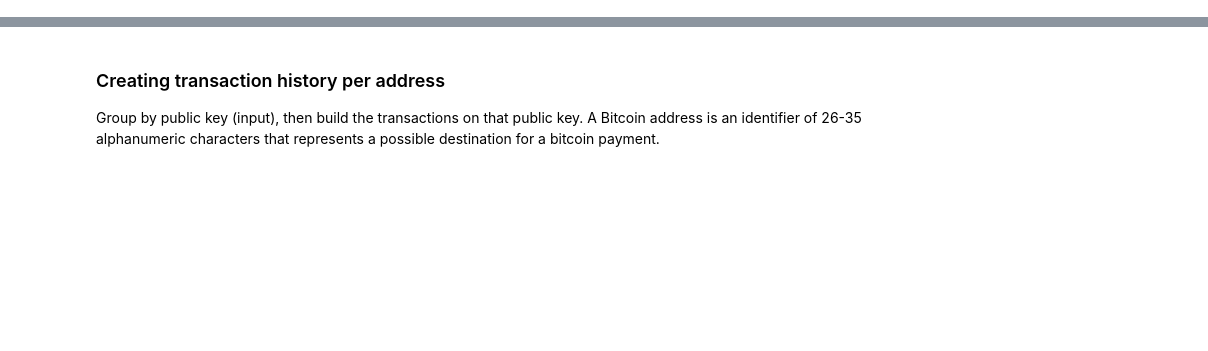
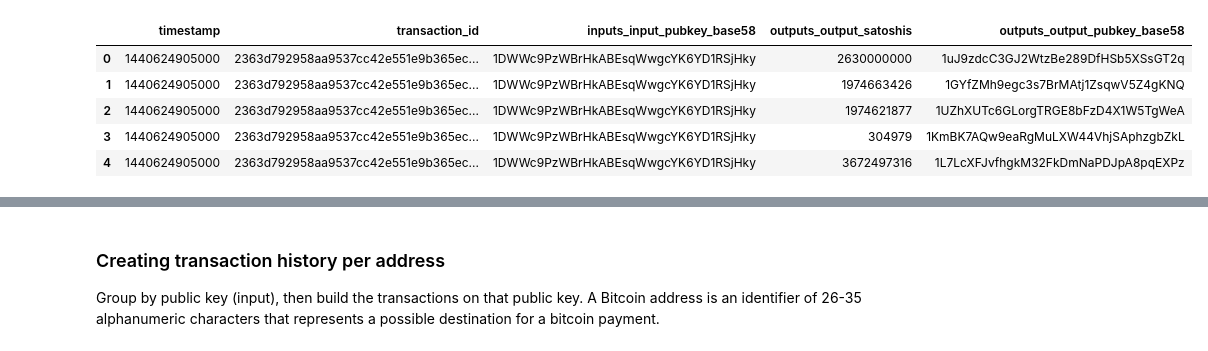
Before and after one commit to timbo112711/Risk-Scoring-for-Cryptocurrency-Transactions-on-the-Blockchain---MSDS-Capstone, a Jupyter notebook: Code/Blockchain.ipynb, the cells around one changed output, grey strips where cells are left out. Cells and saved outputs as stored; diff of their text form; code cells hidden in the pictures; blank space fills up the shorter version.

```diff
--- a/Code/Blockchain.ipynb
+++ b/Code/Blockchain.ipynb
@@ -57,0 +113,10 @@ transaction
+# %%
+address9 = gbq.read_gbq('SELECT timestamp, transaction_id, inputs.input_pubkey_base58, outputs.output_satoshis, outputs.output_pubkey_base58 FROM (FLATTEN(Capstone_Dataset.transactions_copy, outputs.output_satoshis)) WHERE inputs.input_pubkey_base58 == "1DWWc9PzWBrHkABEsqWwgcYK6YD1RSjHky"', projectid)
+address9.head()
+# %% [output]
+|  | timestamp | transaction_id | inputs_input_pubkey_base58 | outputs_output_satoshis | outputs_output_pubkey_base58 |
+| 0 | 1440624905000 | 2363d792958aa9537cc42e551e9b365ec... | 1DWWc9PzWBrHkABEsqWwgcYK6YD1RSjHky | 2630000000 | 1uJ9zdcC3GJ2WtzBe289DfHSb5XSsGT2q |
+| 1 | 1440624905000 | 2363d792958aa9537cc42e551e9b365ec... | 1DWWc9PzWBrHkABEsqWwgcYK6YD1RSjHky | 1974663426 | 1GYfZMh9egc3s7BrMAtj1ZsqwV5Z4gKNQ |
+| 2 | 1440624905000 | 2363d792958aa9537cc42e551e9b365ec... | 1DWWc9PzWBrHkABEsqWwgcYK6YD1RSjHky | 1974621877 | 1UZhXUTc6GLorgTRGE8bFzD4X1W5TgWeA |
+| 3 | 1440624905000 | 2363d792958aa9537cc42e551e9b365ec... | 1DWWc9PzWBrHkABEsqWwgcYK6YD1RSjHky | 304979 | 1KmBK7AQw9eaRgMuLXW44VhjSAphzgbZkL |
+| 4 | 1440624905000 | 2363d792958aa9537cc42e551e9b365ec... | 1DWWc9PzWBrHkABEsqWwgcYK6YD1RSjHky | 3672497316 | 1L7LcXFJvfhgkM32FkDmNaPDJpA8pqEXPz |
```
Also changed, not shown: parts of 25 cells of this notebook.
